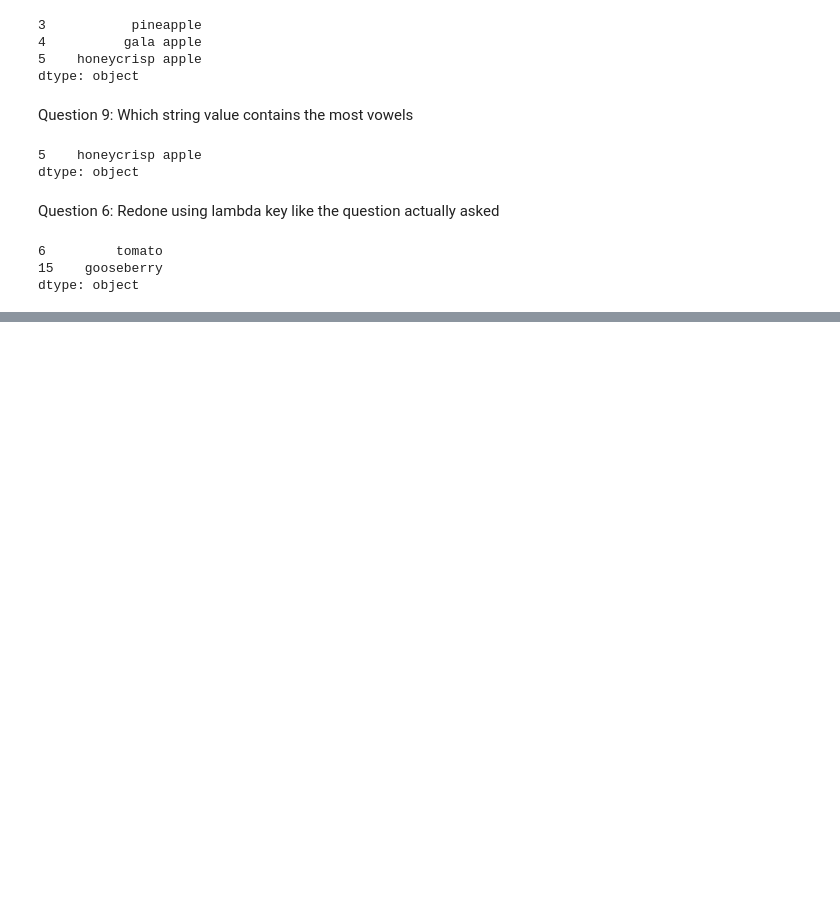
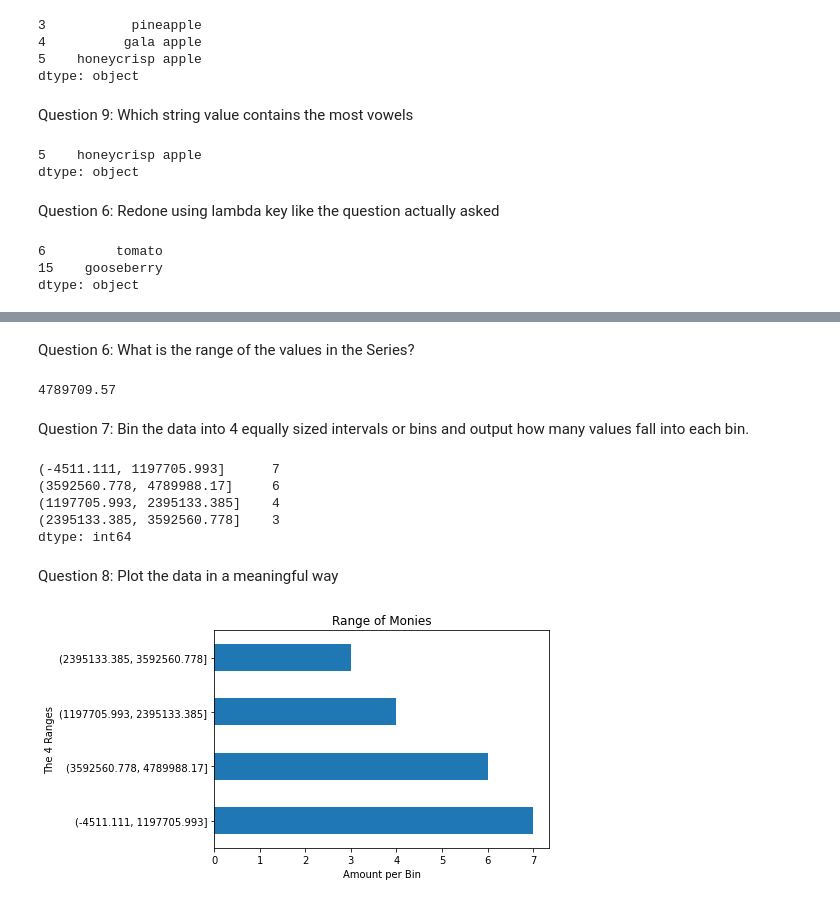
Before and after one commit to ForrestMccrosky/numpy-pandas-visualization-exercises, a Jupyter notebook: pandas_series.ipynb, the cells around one changed output, grey strips where cells are left out. Saved outputs shown, nothing was run; the diff lists cells and outputs as text; code cells hidden in the pictures; blank space fills up the shorter version.

```diff
--- a/pandas_series.ipynb
+++ b/pandas_series.ipynb
@@ -357,0 +509,23 @@ dtype: object
+# %% [markdown]
+Question 6: What is the range of the values in the Series?
+# %%
+range = clean_money.max() - clean_money.min() ## range is max minues min
+# %% [output]
+4789709.57
+# %% [markdown]
+Question 7: Bin the data into 4 equally sized intervals or bins and output how many values fall into each bin.
+# %%
+clean_money.value_counts(bins=4)
+# %% [output]
+(-4511.111, 1197705.993]      7
+(3592560.778, 4789988.17]     6
+(1197705.993, 2395133.385]    4
+(2395133.385, 3592560.778]    3
+dtype: int64
+# %% [markdown]
+Question 8: Plot the data in a meaningful way
+# %%
+clean_money.value_counts(bins=4).plot.barh(title ='Range of Monies').set(xlabel='Amount per Bin', ylabel='The 4 Ranges')
+plt.show()
+# %% [output]
+[figure, added]
```
Also changed, not shown: parts of 42 cells of this notebook.
